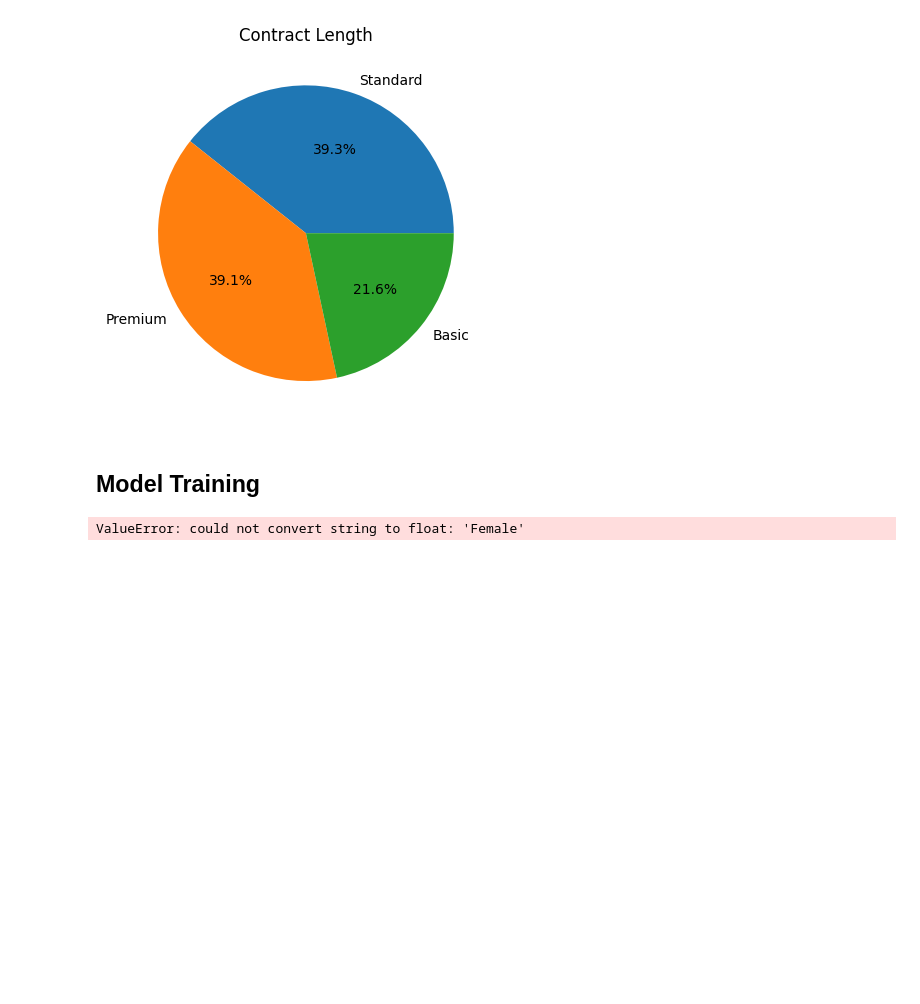
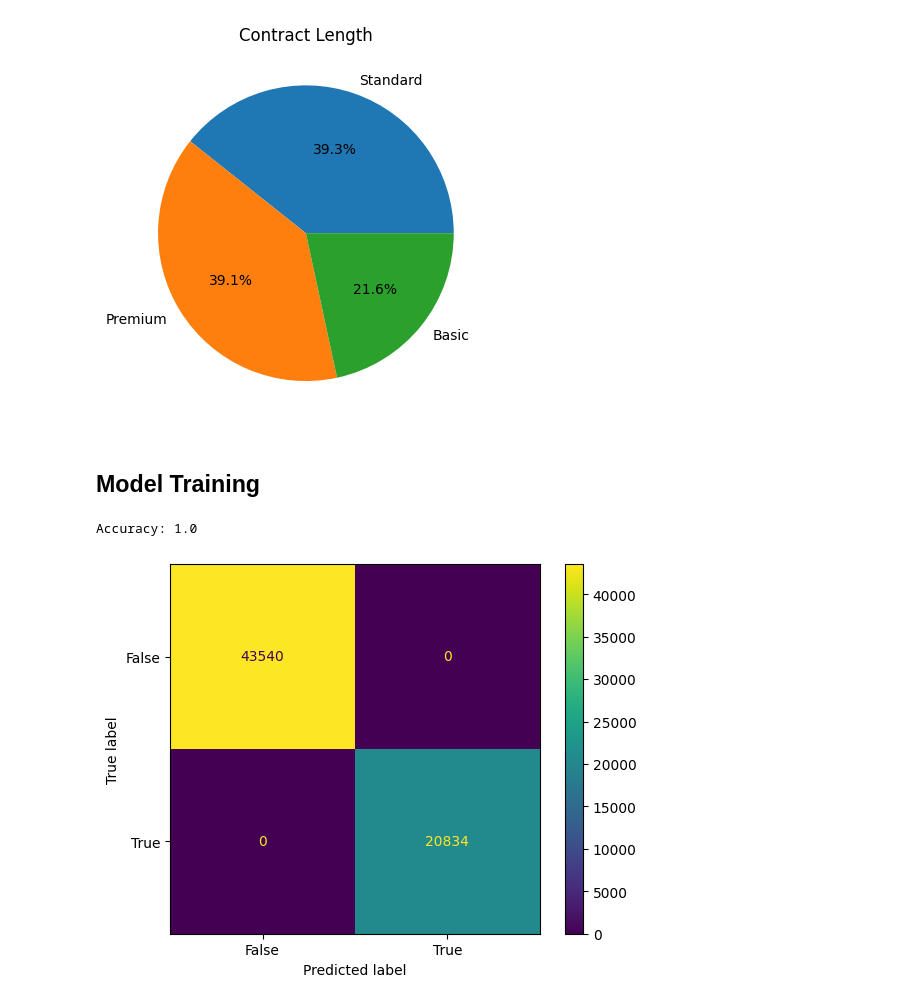
Before and after one commit to keonnk/Tersano-Coding-Challenge-Part2, a Jupyter notebook: notebook.ipynb, the cells around one changed output. Saved outputs shown, nothing was run; the diff lists cells and outputs as text; code cells hidden in the pictures; blank space fills up the shorter version.

Commit message:
added one-hot encoding, drop all NaN rows, fixed logistic regression model, added confusion matrix

```diff
--- a/notebook.ipynb
+++ b/notebook.ipynb
@@ -15,17 +16,12 @@ df.drop(columns='CustomerID', inplace=True)
 df_test.drop(columns='CustomerID', inplace=True)
 df_train.drop(columns='CustomerID', inplace=True)
 
-#Categorical binary encoding
-gender_map = {'Male': 0, 'Female': 1}
-df_train['Gender'].map(gender_map)
-df_train['Gender'] = df_train['Gender'].apply(lambda x: format(x, 'int'))
-df_test['Gender'].map(gender_map)
+#Dropping all invalid rows (NaN)
+df.dropna(how='all', inplace=True)
+df_test.dropna(how='all', inplace=True)
+df_train.dropna(how='all', inplace=True)
 
-subscription_map = {'Standard': 0, 'Basic' : 1, 'Premium': 2}
-df_train['Subscription Type'].map(subscription_map)
-df_test['Subscription Type'].map(subscription_map)
-
-contract_length_map = {'Monthly': 0, 'Annual' : 1, 'Quarterly': 2}
-df_train['Contract Length'].map(contract_length_map)
-df_test['Contract Length'].map(contract_length_map)
+#One-Hot encoding
+df_train = pd.get_dummies(df_train, columns=['Gender', 'Subscription Type', 'Contract Length'])
+df_test = pd.get_dummies(df_test, columns=['Gender', 'Subscription Type', 'Contract Length'])
 # %% [output]
@@ -88,18 +83,25 @@ Text(0.5, 1.0, 'Contract Length')
 # %%
 #NOTE: Data is already split into train and test
 
 x_test = df_test.iloc[:, 0:-1]
-y_test = df_test.iloc[:, -1]
+y_true = df_test.iloc[:, -1]
 x_train = df_train.iloc[:, 0:-1]
 y_train = df_train.iloc[:, -1]
 
 
-lregression = LogisticRegression()
-lregression.fit(x, y)
+lregression = LogisticRegression(max_iter=1000)
+lregression.fit(x_train, y_train)
 
-y_pred = lregression.predict(df_test)
+y_pred = lregression.predict(x_test)
 
-accuracy = accuracy_score(y_test, y_pred)
+accuracy = accuracy_score(y_true, y_pred)
 print(f'Accuracy: {accuracy}')
+
+display = ConfusionMatrixDisplay.from_predictions(
+    y_true,
+    y_pred,
+)
+plt.show()
 # %% [output]
-ValueError: could not convert string to float: 'Female'
+Accuracy: 1.0
+[figure, added]
```
Also changed, not shown: parts of 2 cells of this notebook.
